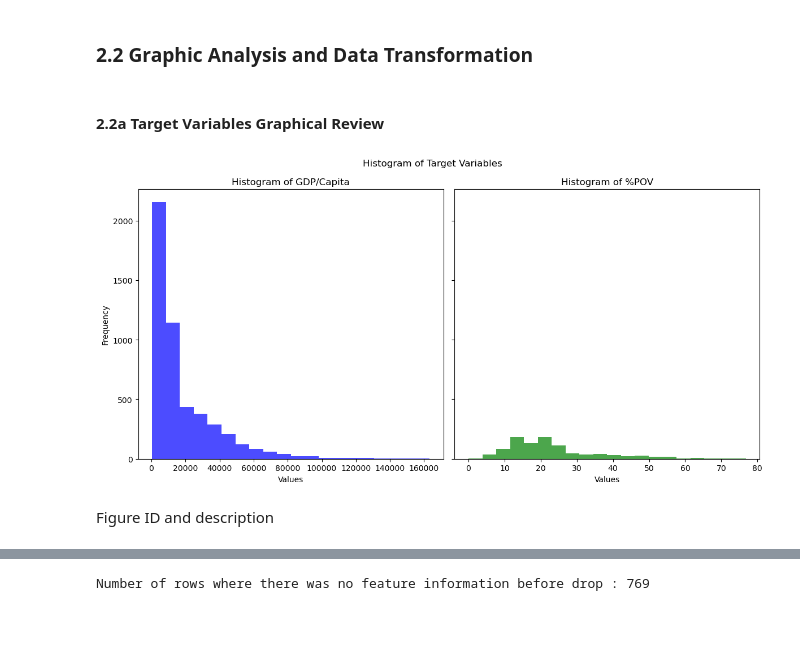
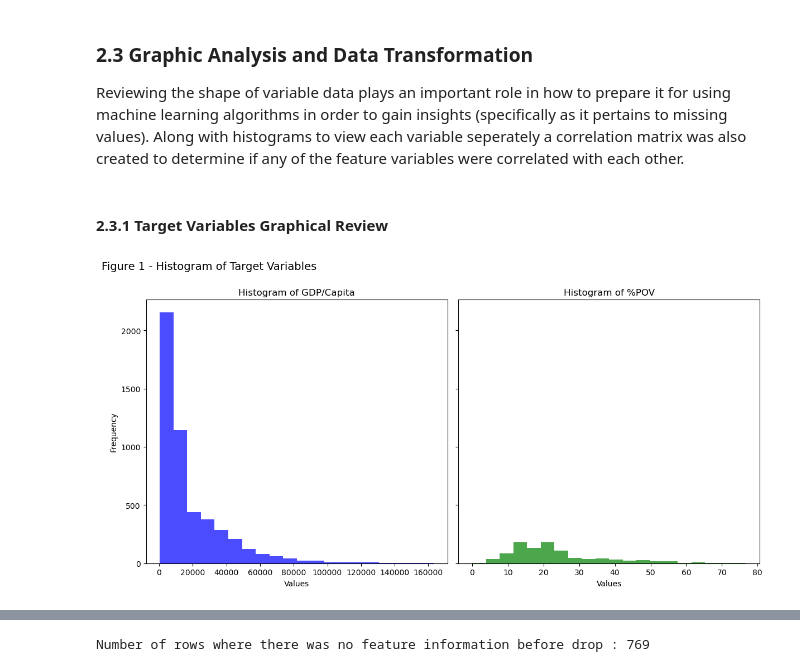
Before and after one commit to te-ex153/Projects, a Jupyter notebook: Country23.ipynb, the cells around one changed output, grey strips where cells are left out. Saved outputs shown, nothing was run; the diff lists cells and outputs as text; code cells hidden in the pictures; blank space fills up the shorter version.

```diff
--- a/Country23.ipynb
+++ b/Country23.ipynb
@@ -502,32 +685,31 @@ df_economy.to_csv('df_economy.csv', index=False)
 # %% [markdown]
-### 2.2 Graphic Analysis and Data Transformation
+### 2.3 Graphic Analysis and Data Transformation
+Reviewing the shape of variable data plays an important role in how to prepare it for using machine learning algorithms in order to gain insights (specifically as it pertains to missing values). Along with histograms to view each variable seperately a correlation matrix was also created to determine if any of the feature variables were correlated with each other.
 # %% [markdown]
-#### 2.2a Target Variables Graphical Review
+#### 2.3.1 Target Variables Graphical Review
 # %%
 df_economy2 = pd.read_csv('https://raw.githubusercontent.com/te-ex153/Data/refs/heads/main/df_economy2.csv')
 
 import seaborn as sns
 import matplotlib.pyplot as plt
 
 ###### create a figure and axis objects
 fig, ax = plt.subplots(1, 2, figsize=(12, 6), sharey=True)
 
 ####### plot histogram for GDP
 ax[0].hist(df_economy2['gdp'], bins=20, color='blue', alpha=0.7)
 ax[0].set_title(f'Histogram of GDP/Capita')
 ax[0].set_xlabel('Values')
 ax[0].set_ylabel('Frequency')
 
 ####### plot histogram for %POV
 ax[1].hist(df_economy2['%pov'], bins=20, color='green', alpha=0.7)
 ax[1].set_title(f'Histogram of %POV')
 ax[1].set_xlabel('Values')
 
-fig.suptitle('Histogram of Target Variables')
+fig.suptitle('Figure 1 - Histogram of Target Variables', x=0, y=1, ha='left', fontsize=14)
 
 plt.tight_layout()
 plt.show()
 # %% [output]
-[figure, old version]
+[figure, new version]
-# %% [markdown]
-Figure ID and description
```
Also changed, not shown: parts of 84 cells of this notebook.
